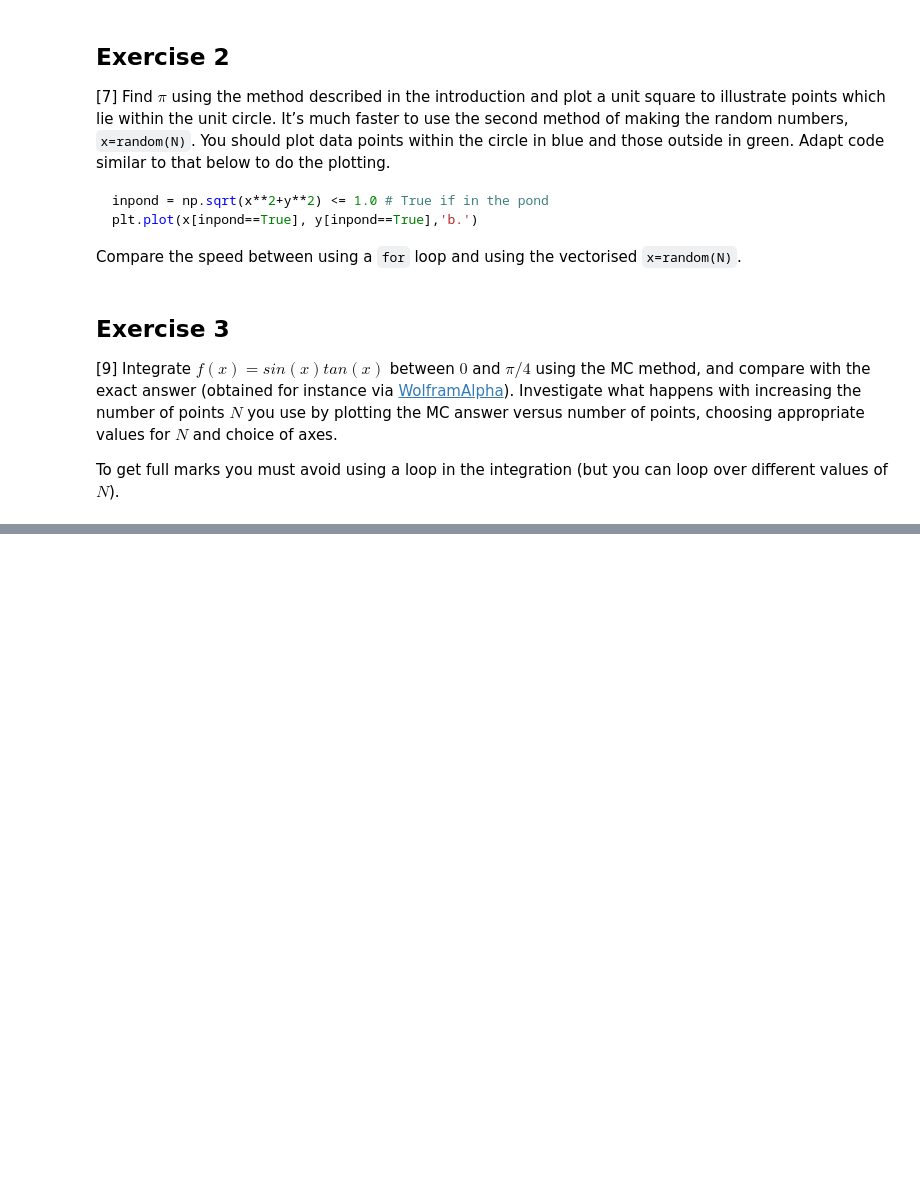
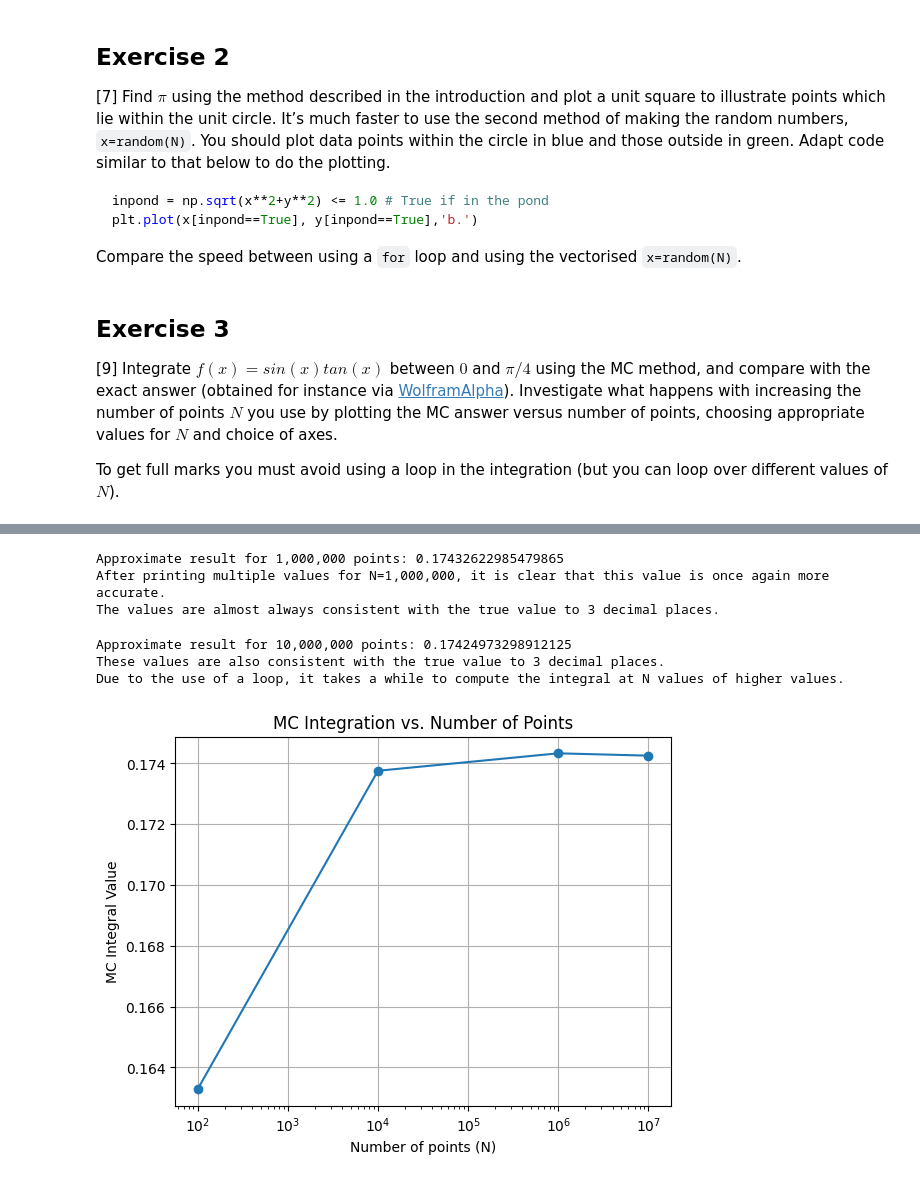
Before and after one commit to PX2145-2025/week-6-b-Morgan-Howard-Reuben, a Jupyter notebook: Monte_Carlo.ipynb, the cells around one changed output, grey strips where cells are left out. Cells and saved outputs as stored; diff of their text form; code cells hidden in the pictures; blank space fills up the shorter version.

```diff
--- a/Monte_Carlo.ipynb
+++ b/Monte_Carlo.ipynb
@@ -373,2 +373,56 @@ Approximate result for 10,000 points: 0.1713025460082986
 After printing multiple values for N=10,000, it is clear that this value is more accurate.
 The values are almost always consistent with the true value to 2 decimal places.
+# %%
+# MC method again with higher N
+N_int3 = int(1e6) # choose an again higher value
+s_int3 = 0 # s is the sum, starts at 0
+
+# loop through every value of N
+for i in range (N_int3):
+    x_int3 = (b-a) * random() # get a random number in in range 0 to pi/4
+    s_int3 += f(x_int3)
+integral3 = (b-a) * s_int3/N_int3 # multiply by interval length
+
+# print result
+print(f'Approximate result for 1,000,000 points: {format(integral3)}')
+print('After printing multiple values for N=1,000,000, it is clear that this value is once again more accurate.')
+print('The values are almost always consistent with the true value to 3 decimal places.')
+# %% [output]
+Approximate result for 1,000,000 points: 0.17432622985479865
+After printing multiple values for N=1,000,000, it is clear that this value is once again more accurate.
+The values are almost always consistent with the true value to 3 decimal places.
+# %%
+# MC method again with higher N
+N_int4 = int(1e7) # choose an again higher value
+s_int4 = 0 # s is the sum, starts at 0
+
+# loop through every value of N
+for i in range (N_int4):
+    x_int4 = (b-a) * random() # get a random number in in range 0 to pi/4
+    s_int4 += f(x_int4)
+integral4 = (b-a) * s_int4/N_int4 # multiply by interval length
+
+# print result
+print(f'Approximate result for 10,000,000 points: {format(integral4)}')
+print('These values are also consistent with the true value to 3 decimal places.')
+print('Due to the use of a loop, it takes a while to compute the integral at N values of higher values.')
+# %% [output]
+Approximate result for 10,000,000 points: 0.17424973298912125
+These values are also consistent with the true value to 3 decimal places.
+Due to the use of a loop, it takes a while to compute the integral at N values of higher values.
+# %%
+# plotting graph of MC integration against number of points
+
+# first create arrays using computed data
+MC_values = np.array([integral, integral2, integral3, integral4])
+N_values = np.array([N_int, N_int2, N_int3, N_int4])
+
+# plot graph
+plt.plot(N_values, MC_values, 'o-')
+plt.xscale('log') # set the x-axis to a logarithmic scale
+plt.xlabel('Number of points (N)') # add x-axis label
+plt.ylabel('MC Integral Value') # add y-axis label
+plt.title('MC Integration vs. Number of Points') # add title
+plt.grid(True) # add a grid
+# %% [output]
+[figure, added]
```
Also changed, not shown: parts of 5 cells of this notebook.
